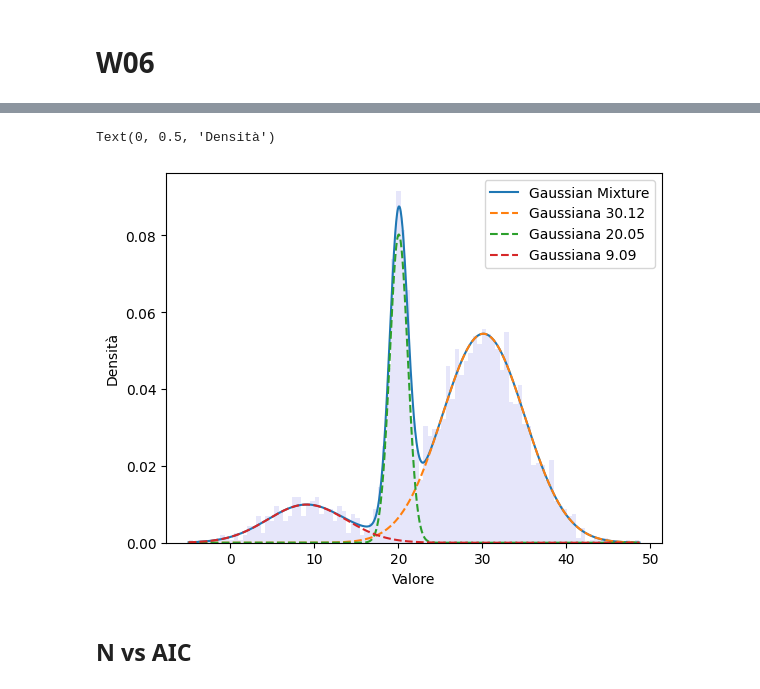
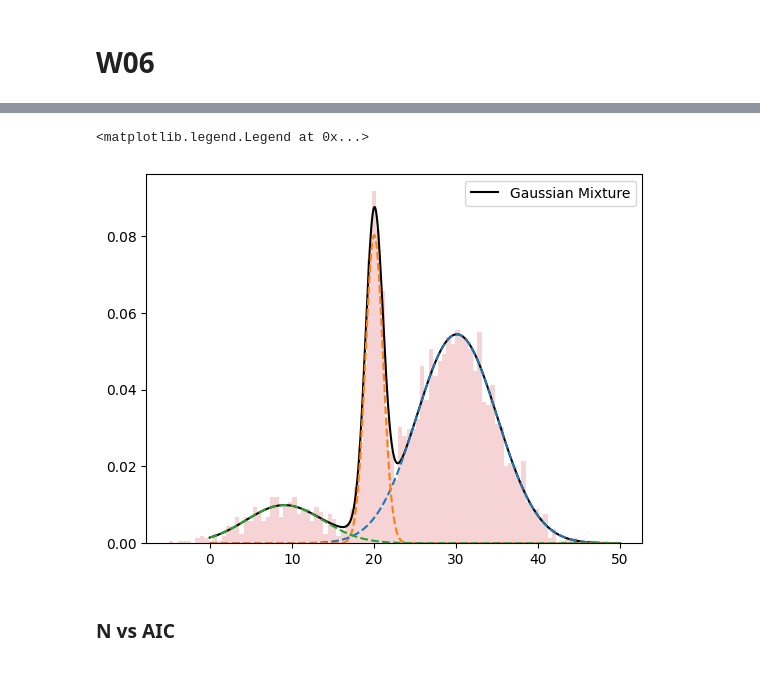
Before and after one commit to LorenzaImpicciche/astrostatistics_bicocca_2025, a Jupyter notebook: working/W06.ipynb, the cells around one changed output, grey strips where cells are left out. Drawn from its saved outputs; the diff is of its cells as text; code cells hidden in the pictures.

```diff
--- a/working/W06.ipynb
+++ b/working/W06.ipynb
@@ -41,11 +40,10 @@ plt.hist(data, bins=100)
 # %%
 gm = GaussianMixture(n_components=3, random_state=0).fit(data)
 # %%
-x = np.linspace(min(data), max(data), 1000).reshape(-1, 1) #reshape perché sklearn deve avere x 2D
+x = np.linspace(0, 50, 1000).reshape(-1, 1)
 
-gm_log = gm.score(data) #score:solo un punto, score_samples: per ogni punto
+gm_log = gm.score(data) #score:just a point, score_samples: for each point
 print(gm_log)
 
 gm_pdf = np.exp(gm.score_samples(x)) # exp(log(p(x))))
-print(gm_pdf)
 # %% [output]
@@ -69,19 +51,14 @@ print(gm_pdf)
 # %%
-plt.plot(x, gm_pdf, label='Gaussian Mixture')
+plt.plot(x, gm_pdf, color='black',label='Gaussian Mixture')
 
-for mean, cov, weight in zip(gm.means_.flatten(), gm.covariances_.flatten(), gm.weights_):
+for m, cov, w in zip(gm.means_.flatten(), gm.covariances_.flatten(), gm.weights_): #flatten=1D array
+    gauss_i = w * np.exp(-0.5*((x-m)**2)/cov)/np.sqrt(2*np.pi*cov)
+    plt.plot(x, gauss_i, linestyle='--')
 
-    singola_gauss = weight * np.exp(-0.5 * ((x - mean) ** 2) / cov) / np.sqrt(2 * np.pi * cov)
-
-    plt.plot(x, singola_gauss, linestyle="dashed", label=f'Gaussiana {mean:.2f}')
-
-
-plt.hist(data, bins=100, density=True, color='lavender') #così i conteggi sono confrontabili con la densità di probabilità (normalizzata)
+plt.hist(data, bins=100, density=True, alpha=0.2)
 plt.legend()
-plt.xlabel('Valore')
-plt.ylabel('Densità')
 # %% [output]
-Text(0, 0.5, 'Densità')
+<matplotlib.legend.Legend at 0x...>
-[figure, old version]
+[figure, new version]
 # %% [markdown]
-## N vs AIC
+### N vs AIC
```
Also changed, not shown: parts of 10 cells of this notebook.
